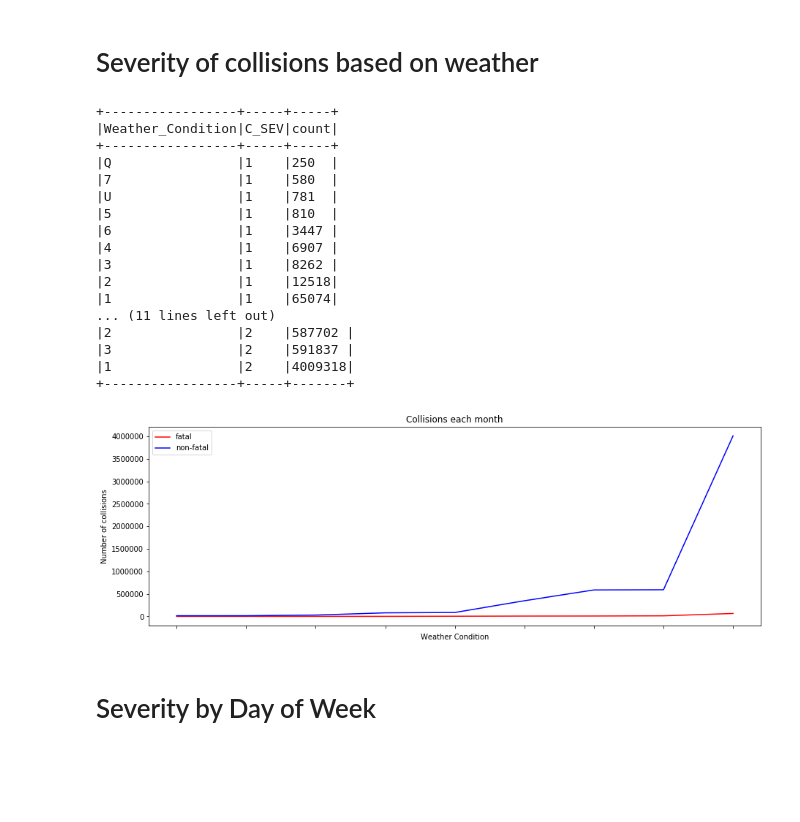
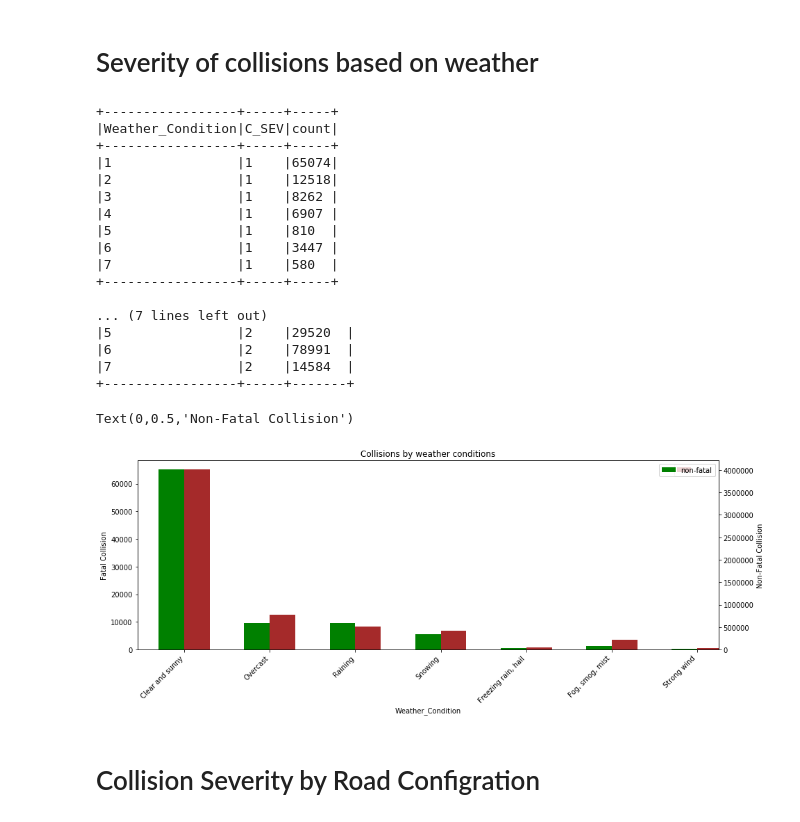
Before and after one commit to SinghGursimran/Analysis-of-Car-Accidents-in-Canada-using-PySpark, a Jupyter notebook: Analysis.ipynb, the cells around one changed output. Saved outputs shown, nothing was run; the diff lists cells and outputs as text; code cells hidden in the pictures; blank space fills up the shorter version.

```diff
--- a/Analysis.ipynb
+++ b/Analysis.ipynb
@@ -249,7 +236,7 @@ X Jurisdiction does not provide this data element
 # Severity of collisions based on weather
 # %%
 sev_collisions_weather = df.select(col("C_WTHR").alias("Weather_Condition"),col("C_SEV")).groupBy("Weather_Condition","C_SEV").count()
-sev_collisions_weather = sev_collisions_weather.sort("count")
+sev_collisions_weather = sev_collisions_weather.filter((col("Weather_Condition") != 'Q') & (col("Weather_Condition") != 'U')).sort("Weather_Condition")
 
 sev_high_collisions_weather = sev_collisions_weather.filter(col("C_SEV") == 1)
 sev_low_collisions_weather = sev_collisions_weather.filter(col("C_SEV") == 2)
@@ -260,29 +247,42 @@ sev_low_collisions_weather.show(sev_low_collisions_weather.count(),False)
 +-----------------+-----+-----+
 |Weather_Condition|C_SEV|count|
 +-----------------+-----+-----+
-|Q                |1    |250  |
-|7                |1    |580  |
-|U                |1    |781  |
+|1                |1    |65074|
+|2                |1    |12518|
+|3                |1    |8262 |
+|4                |1    |6907 |
 |5                |1    |810  |
 |6                |1    |3447 |
-|4                |1    |6907 |
-|3                |1    |8262 |
-|2                |1    |12518|
-|1                |1    |65074|
-... (11 lines left out)
-|2                |2    |587702 |
-|3                |2    |591837 |
-|1                |2    |4009318|
+|7                |1    |580  |
++-----------------+-----+-----+
+
+... (7 lines left out)
+|5                |2    |29520  |
+|6                |2    |78991  |
+|7                |2    |14584  |
 +-----------------+-----+-------+
 # %%
 sev_high_collisions_weather_pandas_df = sev_high_collisions_weather.select("*").toPandas()
 sev_low_collisions_weather_pandas_df = sev_low_collisions_weather.select("*").toPandas()
-# %%
-plot_severity_high_weather = sev_high_collisions_weather_pandas_df.plot(figsize=(15,5),label = "fatal", x="Weather_Condition",y="count",title='Collisions each month',color='red')
-plot_severity_low_weather = sev_low_collisions_weather_pandas_df.plot(ax = plot_severity_high_weather, label = "non-fatal", figsize=(15,5),x="Weather_Condition",y="count",title='Collisions each month',color='blue')
-plot_severity_high_weather.set_xlabel("Weather Condition")
-plot_severity_high_weather.set_ylabel("Number of collisions");
-# %% [output]
-[figure, removed]
+# %%
+fig = plt.figure()
+ax = fig.add_subplot(111)
+ax2 = ax.twinx() # Create another axes that shares the same x-axis as ax.
+
+width = 0.3
+
+weather_type = ['Clear and sunny','Overcast','Raining','Snowing','Freezing rain, hail','Fog, smog, mist',
+            'Strong wind']
+
+
+plot_severity_high_weather = sev_high_collisions_weather_pandas_df.plot.bar(position = 0, ax = ax, figsize=(15,5) , label = "fatal", x="Weather_Condition",y="count",width = width, title='Collisions by weather conditions',color='brown')
+plot_severity_low_weather = sev_low_collisions_weather_pandas_df.plot.bar(position = 1, ax = ax2, label = "non-fatal", figsize=(15,5),x="Weather_Condition",y="count", width = width,color='green')
+
+ax.set_xticklabels(weather_type,ha='right',rotation = 45)
+ax.set_ylabel('Fatal Collision')
+ax2.set_ylabel('Non-Fatal Collision')
+# %% [output]
+Text(0,0.5,'Non-Fatal Collision')
+[figure, added]
 # %% [markdown]
-# Severity by Day of Week
+# Collision Severity by Road Configration
```
Also changed, not shown: parts of 10 cells of this notebook.
